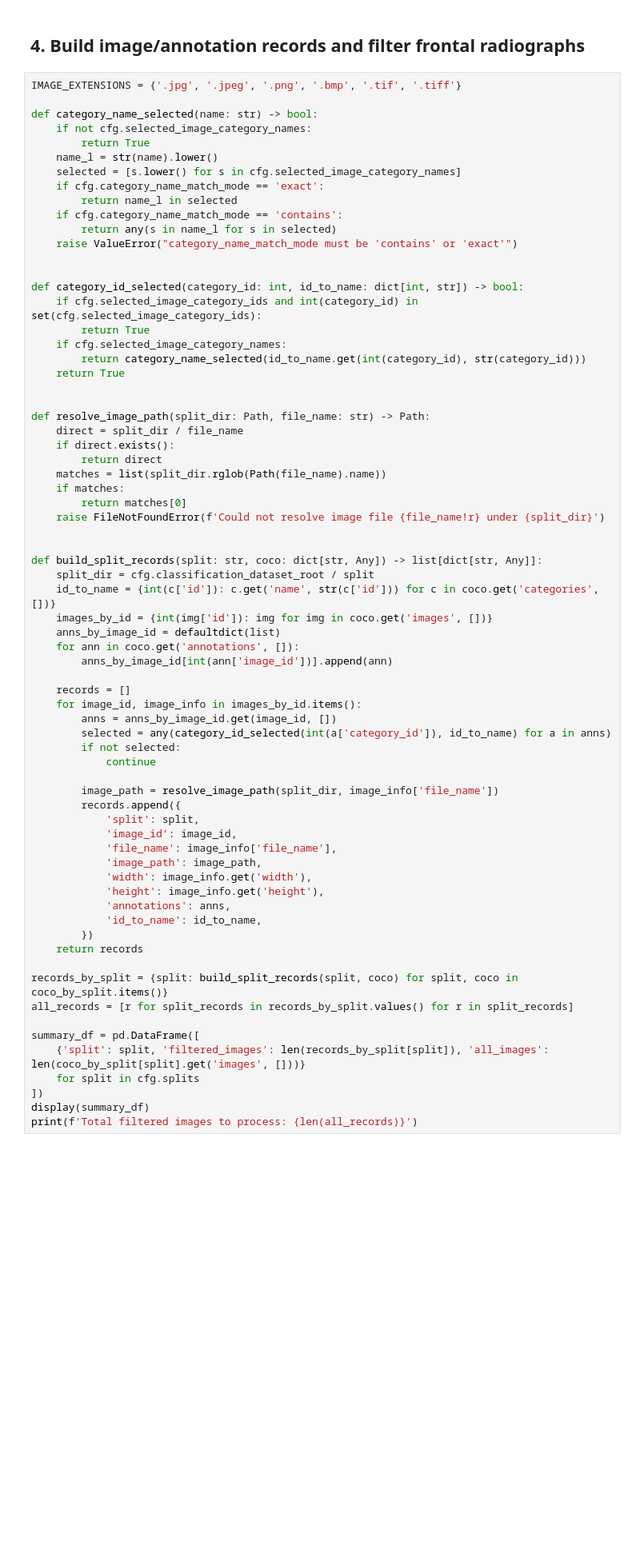
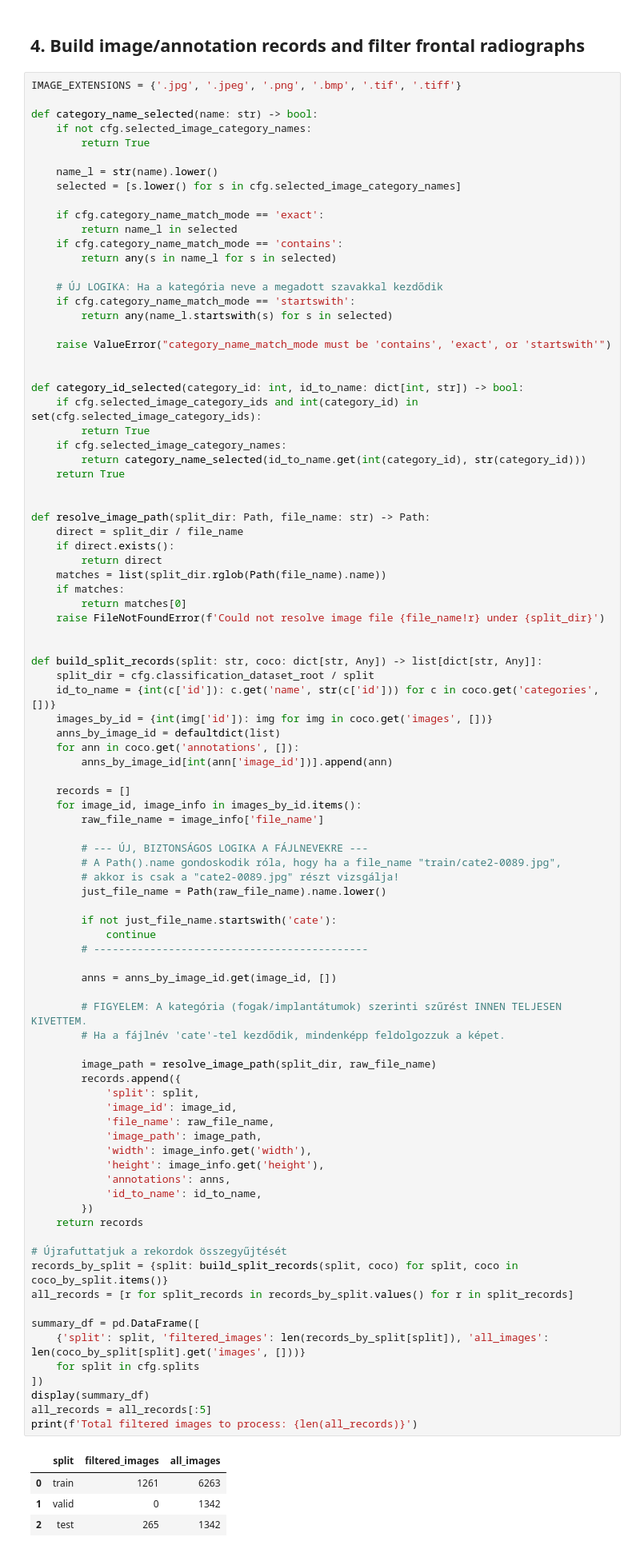
Before and after one commit to sutheo17/VITMMB10-halado-adatelemzesi-labor, a Jupyter notebook: project/scripts/detection_pipeline/inference pipelines/dataprep/yolo_two_stage_dataprep_pipeline.ipynb, the cells around one changed output. Shown at 80% size. Saved outputs shown, nothing was run; the diff lists cells and outputs as text; blank space fills up the shorter version.

```diff
--- a/project/scripts/detection_pipeline/inference pipelines/dataprep/yolo_two_stage_dataprep_pipeline.ipynb
+++ b/project/scripts/detection_pipeline/inference pipelines/dataprep/yolo_two_stage_dataprep_pipeline.ipynb
@@ -139,13 +169,20 @@ IMAGE_EXTENSIONS = {'.jpg', '.jpeg', '.png', '.bmp', '.tif', '.tiff'}
 def category_name_selected(name: str) -> bool:
     if not cfg.selected_image_category_names:
         return True
+
     name_l = str(name).lower()
     selected = [s.lower() for s in cfg.selected_image_category_names]
+
     if cfg.category_name_match_mode == 'exact':
         return name_l in selected
     if cfg.category_name_match_mode == 'contains':
         return any(s in name_l for s in selected)
-    raise ValueError("category_name_match_mode must be 'contains' or 'exact'")
+
+    # ÚJ LOGIKA: Ha a kategória neve a megadott szavakkal kezdődik
+    if cfg.category_name_match_mode == 'startswith':
+        return any(name_l.startswith(s) for s in selected)
+
+    raise ValueError("category_name_match_mode must be 'contains', 'exact', or 'startswith'")
 
 
 def category_id_selected(category_id: int, id_to_name: dict[int, str]) -> bool:
@@ -171,35 +208,53 @@ def build_split_records(split: str, coco: dict[str, Any]) -> list[dict[str, Any]
     id_to_name = {int(c['id']): c.get('name', str(c['id'])) for c in coco.get('categories', [])}
     images_by_id = {int(img['id']): img for img in coco.get('images', [])}
     anns_by_image_id = defaultdict(list)
     for ann in coco.get('annotations', []):
         anns_by_image_id[int(ann['image_id'])].append(ann)
 
     records = []
     for image_id, image_info in images_by_id.items():
+        raw_file_name = image_info['file_name']
+
+        # --- ÚJ, BIZTONSÁGOS LOGIKA A FÁJLNEVEKRE ---
+        # A Path().name gondoskodik róla, hogy ha a file_name "train/cate2-0089.jpg",
+        # akkor is csak a "cate2-0089.jpg" részt vizsgálja!
+        just_file_name = Path(raw_file_name).name.lower()
+
+        if not just_file_name.startswith('cate'):
+            continue
+        # --------------------------------------------
+
         anns = anns_by_image_id.get(image_id, [])
-        selected = any(category_id_selected(int(a['category_id']), id_to_name) for a in anns)
-        if not selected:
-            continue
 
-        image_path = resolve_image_path(split_dir, image_info['file_name'])
+        # FIGYELEM: A kategória (fogak/implantátumok) szerinti szűrést INNEN TELJESEN KIVETTEM.
+        # Ha a fájlnév 'cate'-tel kezdődik, mindenképp feldolgozzuk a képet.
+
+        image_path = resolve_image_path(split_dir, raw_file_name)
         records.append({
             'split': split,
             'image_id': image_id,
-            'file_name': image_info['file_name'],
+            'file_name': raw_file_name,
             'image_path': image_path,
             'width': image_info.get('width'),
             'height': image_info.get('height'),
             'annotations': anns,
             'id_to_name': id_to_name,
         })
     return records
 
+# Újrafuttatjuk a rekordok összegyűjtését
 records_by_split = {split: build_split_records(split, coco) for split, coco in coco_by_split.items()}
 all_records = [r for split_records in records_by_split.values() for r in split_records]
 
 summary_df = pd.DataFrame([
     {'split': split, 'filtered_images': len(records_by_split[split]), 'all_images': len(coco_by_split[split].get('images', []))}
     for split in cfg.splits
 ])
 display(summary_df)
+all_records = all_records[:5]
 print(f'Total filtered images to process: {len(all_records)}')
+# %% [output]
+|  | split | filtered_images | all_images |
+| 0 | train | 1261 | 6263 |
+| 1 | valid | 0 | 1342 |
+| 2 | test | 265 | 1342 |
```
Also changed, not shown: parts of 10 cells of this notebook, 29 other files.
